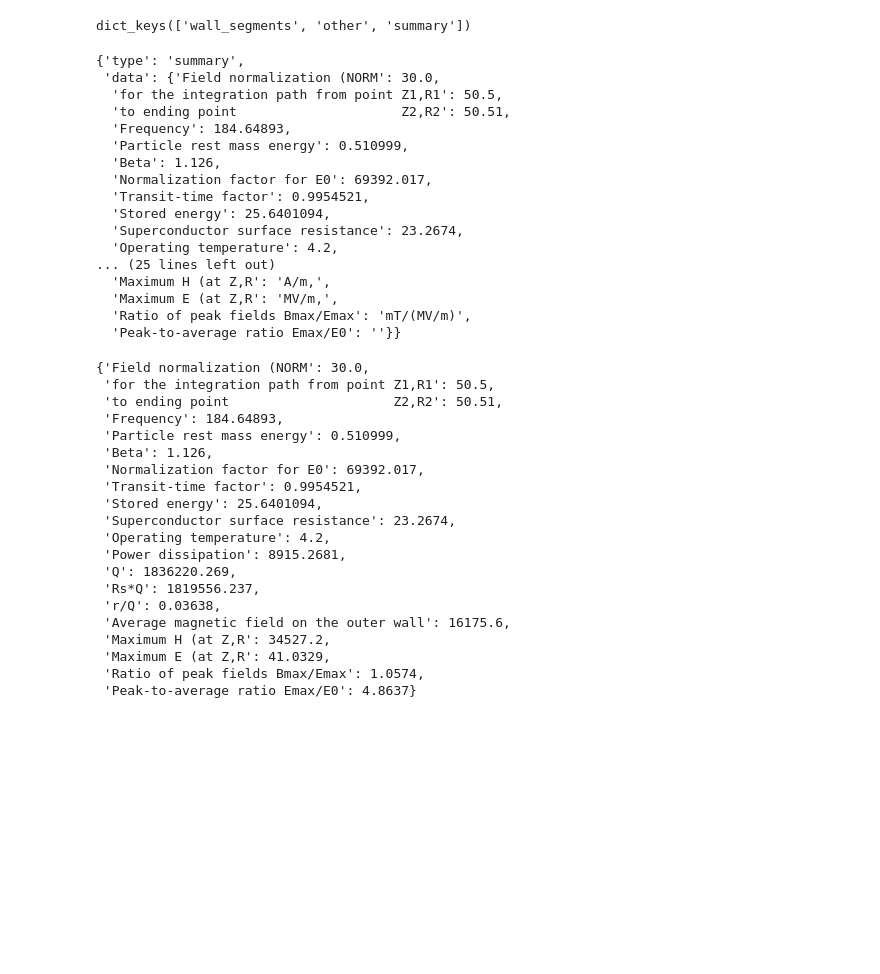
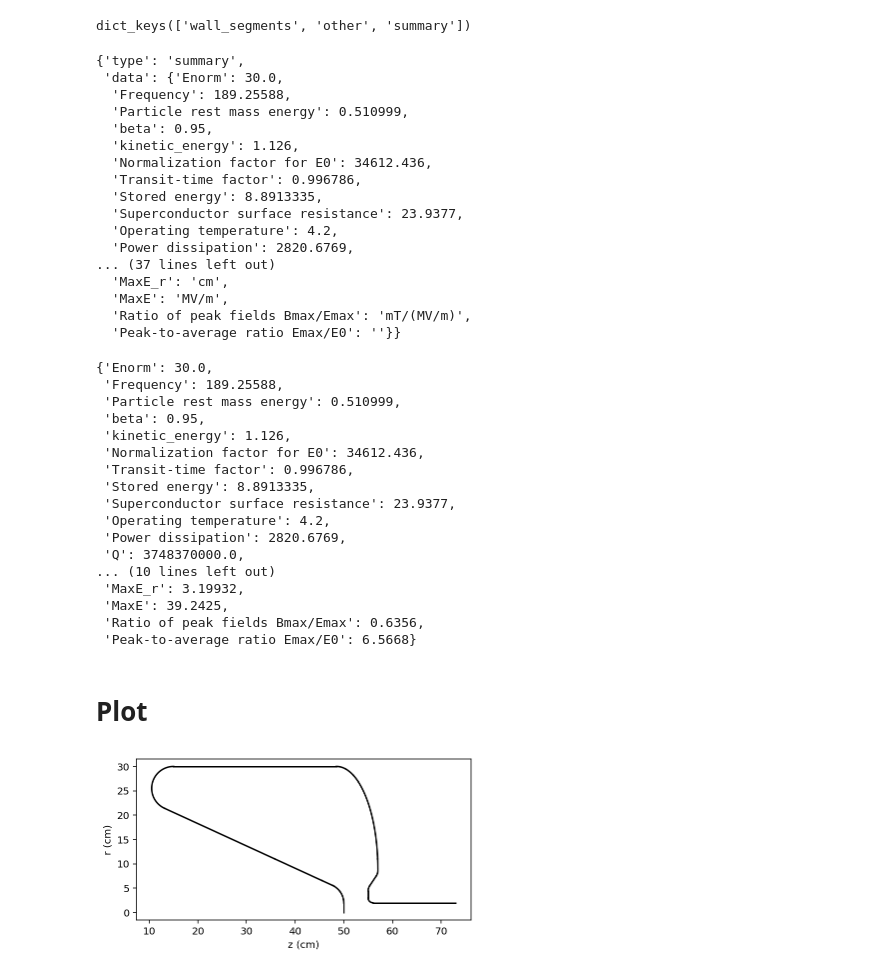
Before and after one commit to ChristopherMayes/PySuperfish, a Jupyter notebook: examples/superfish_basic_example.ipynb, the cells around one changed output. Drawn from its saved outputs; the diff is of its cells as text; code cells hidden in the pictures; blank space fills up the shorter version.

Commit message:
Added wall and field on wall plotting

```diff
--- a/examples/superfish_basic_example.ipynb
+++ b/examples/superfish_basic_example.ipynb
@@ -10,7 +10,7 @@ sys.path.append('C:\\Users\\Chris\\GitHub\\pySuperfish')
 # %%
 from superfish import Superfish
 # %%
-AMFILE = 'data\\swifel_7.0_cm_gap_2_cm_pipe.am'
+AMFILE = 'data\\swifel_5.0_4.5_36.0_30.0_5.0_2.0_2.0.am'
 os.path.exists(AMFILE)
 # %% [output]
 True
@@ -46,42 +46,41 @@ dict_keys(['wall_segments', 'other', 'summary'])
 SF.output['sfo']['summary']
 # %% [output]
 {'type': 'summary',
- 'data': {'Field normalization (NORM': 30.0,
-  'for the integration path from point Z1,R1': 50.5,
-  'to ending point                     Z2,R2': 50.51,
-  'Frequency': 184.64893,
+ 'data': {'Enorm': 30.0,
+  'Frequency': 189.25588,
   'Particle rest mass energy': 0.510999,
-  'Beta': 1.126,
-  'Normalization factor for E0': 69392.017,
-  'Transit-time factor': 0.9954521,
-  'Stored energy': 25.6401094,
-  'Superconductor surface resistance': 23.2674,
+  'beta': 0.95,
+  'kinetic_energy': 1.126,
+  'Normalization factor for E0': 34612.436,
+  'Transit-time factor': 0.996786,
+  'Stored energy': 8.8913335,
+  'Superconductor surface resistance': 23.9377,
   'Operating temperature': 4.2,
-... (25 lines left out)
-  'Maximum H (at Z,R': 'A/m,',
-  'Maximum E (at Z,R': 'MV/m,',
+  'Power dissipation': 2820.6769,
+... (37 lines left out)
+  'MaxE_r': 'cm',
+  'MaxE': 'MV/m',
   'Ratio of peak fields Bmax/Emax': 'mT/(MV/m)',
   'Peak-to-average ratio Emax/E0': ''}}
 # %%
 SF.output['sfo']['summary']['data']
 # %% [output]
-{'Field normalization (NORM': 30.0,
- 'for the integration path from point Z1,R1': 50.5,
- 'to ending point                     Z2,R2': 50.51,
- 'Frequency': 184.64893,
+{'Enorm': 30.0,
+ 'Frequency': 189.25588,
  'Particle rest mass energy': 0.510999,
- 'Beta': 1.126,
- 'Normalization factor for E0': 69392.017,
- 'Transit-time factor': 0.9954521,
- 'Stored energy': 25.6401094,
- 'Superconductor surface resistance': 23.2674,
+ 'beta': 0.95,
+ 'kinetic_energy': 1.126,
+ 'Normalization factor for E0': 34612.436,
+ 'Transit-time factor': 0.996786,
+ 'Stored energy': 8.8913335,
+ 'Superconductor surface resistance': 23.9377,
  'Operating temperature': 4.2,
- 'Power dissipation': 8915.2681,
- 'Q': 1836220.269,
- 'Rs*Q': 1819556.237,
- 'r/Q': 0.03638,
- 'Average magnetic field on the outer wall': 16175.6,
- 'Maximum H (at Z,R': 34527.2,
- 'Maximum E (at Z,R': 41.0329,
- 'Ratio of peak fields Bmax/Emax': 1.0574,
- 'Peak-to-average ratio Emax/E0': 4.8637}
+ 'Power dissipation': 2820.6769,
+ 'Q': 3748370000.0,
+... (10 lines left out)
+ 'MaxE_r': 3.19932,
+ 'MaxE': 39.2425,
+ 'Ratio of peak fields Bmax/Emax': 0.6356,
+ 'Peak-to-average ratio Emax/E0': 6.5668}
+# %% [markdown]
+# Plot
@@ -87,0 +90,4 @@ SF.output['sfo']['summary']['data']
+# %%
+SF.plot_wall()
+# %% [output]
+[figure, added]
```
Also changed, not shown: parts of 6 cells of this notebook, 6 other files.
